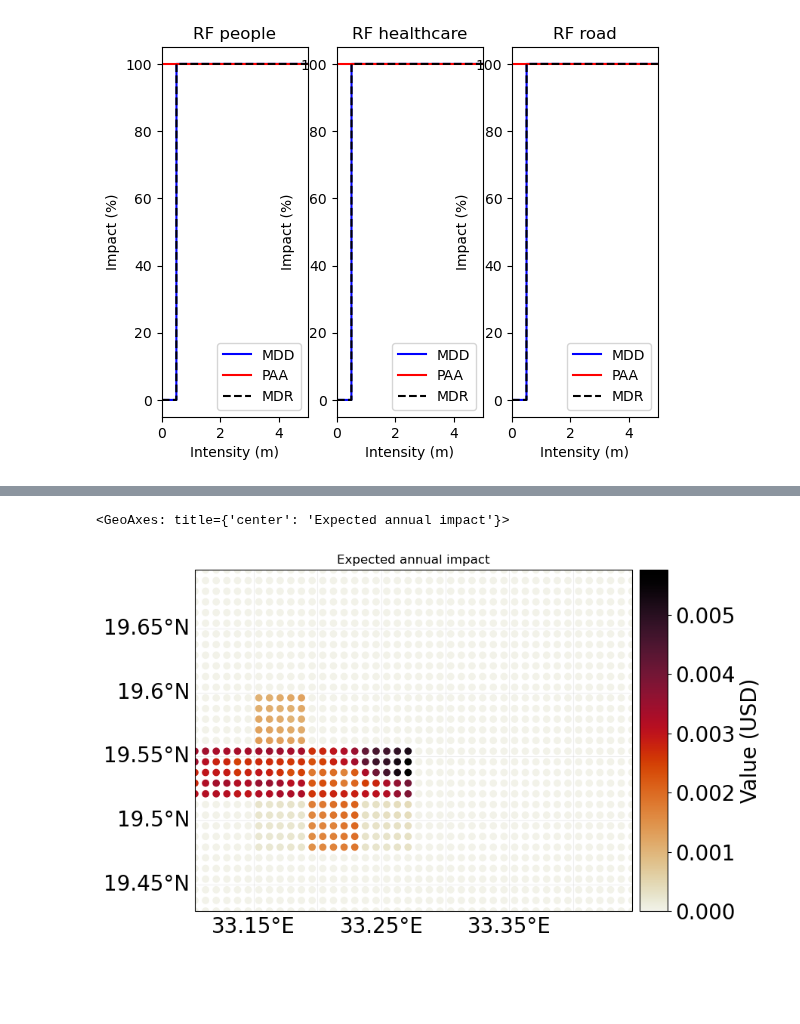
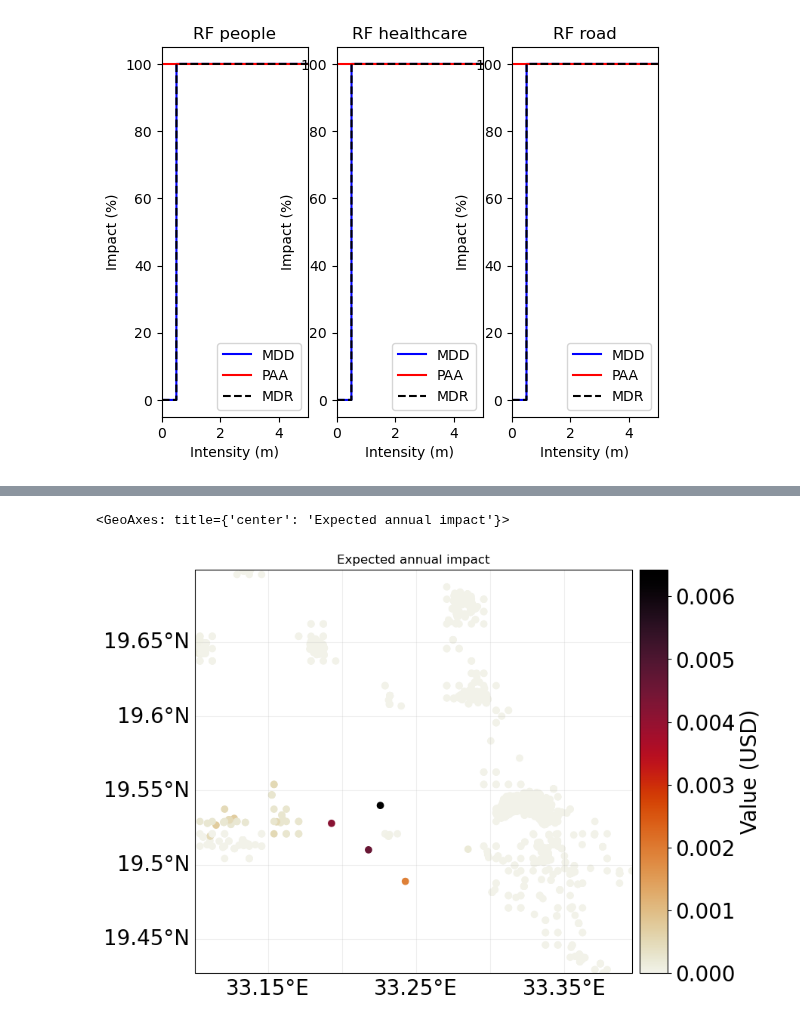
Before and after one commit to CLIMADA-project/climada_petals, a Jupyter notebook: doc/tutorial/climada_engine_Networks_minimal.ipynb, the cells around one changed output, grey strips where cells are left out. Drawn from its saved outputs; the diff is of its cells as text; code cells hidden in the pictures; blank space fills up the shorter version.

```diff
--- a/doc/tutorial/climada_engine_Networks_minimal.ipynb
+++ b/doc/tutorial/climada_engine_Networks_minimal.ipynb
@@ -98,3 +101,11 @@ road_network.edges.plot()
 # %% [output]
 <Axes: >
 [figure]
+# %%
+#link clusters
+import numpy as np
+from climada_petals.engine.networks.nw_calcs import NetworkCalcs
+road_nw_calc = NetworkCalcs(road_network, dep_table=None)
+road_nw_calc.merge_clusters(ci_type="road", max_iter=5, dist_thresh=np.inf)
+road_network = road_nw_calc.network
+road_network.edges.plot()
@@ -326,8 +349,8 @@ network_disrupted, impact_dict = nw_impact_calc.disrupt_network()
 # %%
-impact_dict["people"].plot_scatter_eai_exposure()
+impact_dict["road"].plot_scatter_eai_exposure()
 # %% [output]
 <GeoAxes: title={'center': 'Expected annual impact'}>
-[figure, old version]
+[figure, new version]
 # %%
 #re run cascade to get indirect cascading impacts
 nw_calc_disrupted = NetworkCalcs(network_disrupted, dep_table=df_dependencies)
```
Also changed, not shown: parts of 9 cells of this notebook.
